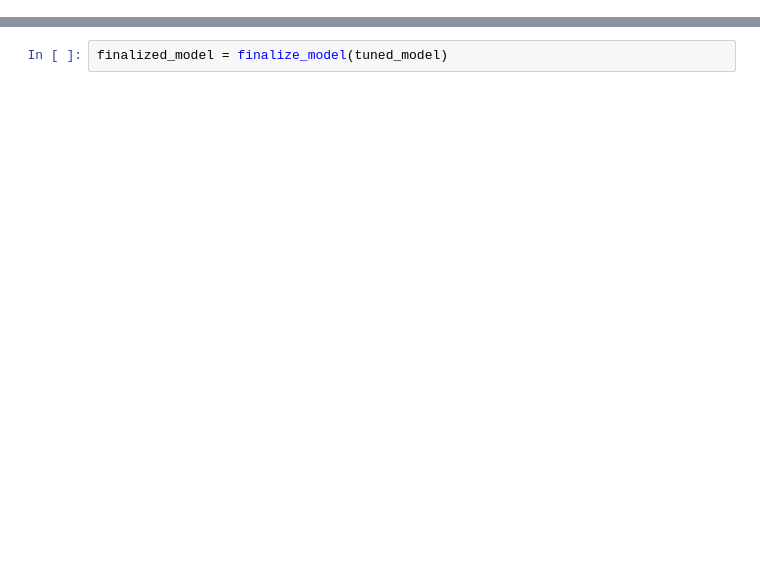
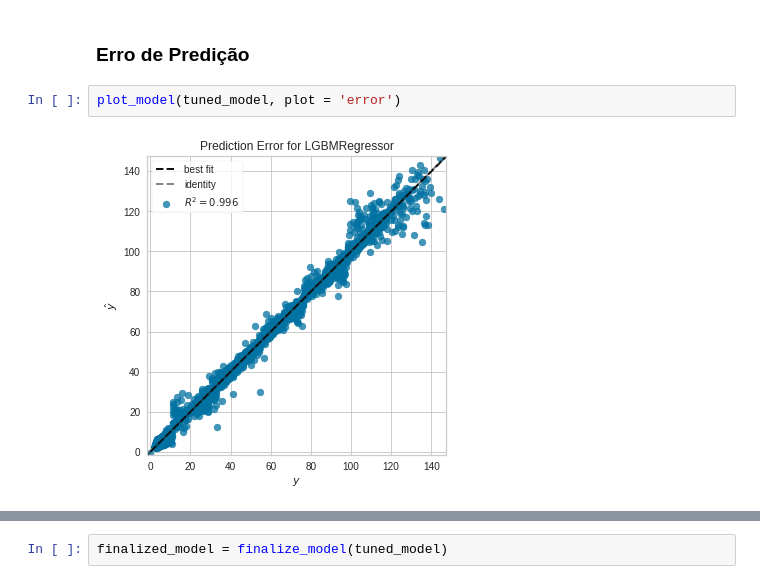
Before and after one commit to williamteles/Regression_Data_Mining, a Jupyter notebook: Regression_Mineração_de_Dados.ipynb, the cells around one changed output, grey strips where cells are left out. Drawn from its saved outputs; the diff is of its cells as text; blank space fills up the shorter version.

```diff
--- a/Regression_Mineração_de_Dados.ipynb
+++ b/Regression_Mineração_de_Dados.ipynb
@@ -268,0 +334,6 @@ lightgbm.sklearn.LGBMRegressor
+# %% [markdown]
+### __Erro de Predição__
+# %%
+plot_model(tuned_model, plot = 'error')
+# %% [output]
+[figure, added]
```
Also changed, not shown: parts of 56 cells of this notebook.
